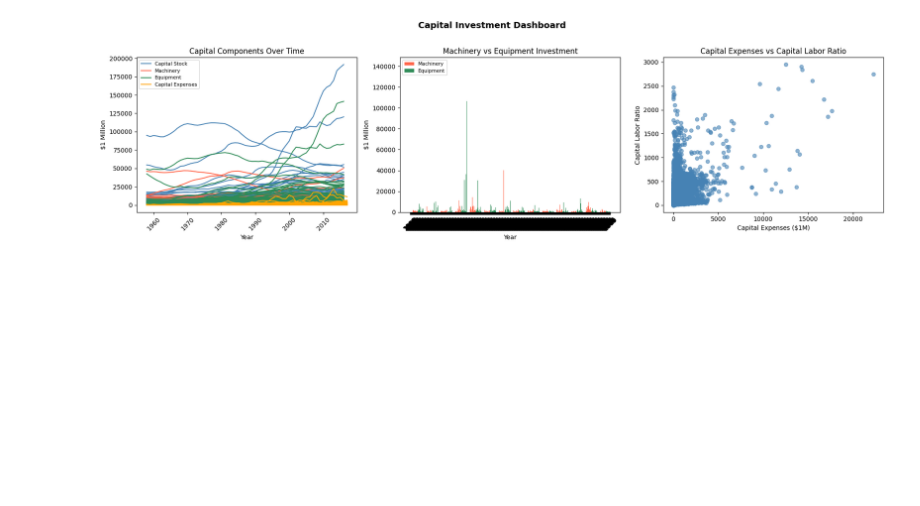
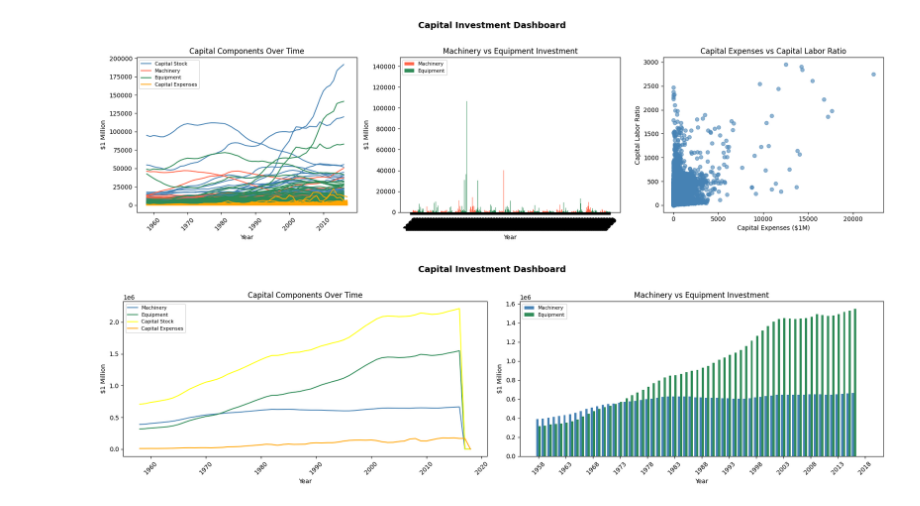
Before and after one commit to yomisamadesu/DS_ML_Project_colab-integrartion, a Jupyter notebook: DSML1/data_inspection.ipynb, the cells around one changed output. Cells and saved outputs as stored; diff of their text form; code cells hidden in the pictures; blank space fills up the shorter version.

Commit message:
improve visuals

```diff
--- a/DSML1/data_inspection.ipynb
+++ b/DSML1/data_inspection.ipynb
@@ -416,36 +412,36 @@ plt.show()
 # %% [output]
 [figure]
 # %%
-fig, (ax1, ax2, ax3) = plt.subplots(1, 3, figsize=(18, 5))
+machine_equip_invest = group_1.groupby('year')[['plant', 'equip', 'cap', 'invest']].sum().reset_index()
+
+fig, (ax1, ax2) = plt.subplots(1, 2, figsize=(18, 5))
 
 # --- Line chart: cap, plant, equip, invest over time ---
-ax1.plot(group_1['year'], group_1['plant'], label='Machinery', color='tomato')
-ax1.plot(group_1['year'], group_1['equip'], label='Equipment', color='seagreen')
+ax1.plot(machine_equip_invest['year'], machine_equip_invest['plant'], label='Machinery', color='steelblue')
+ax1.plot(machine_equip_invest['year'], machine_equip_invest['equip'], label='Equipment', color='seagreen')
+ax1.plot(machine_equip_invest['year'], machine_equip_invest['cap'], label='Capital Stock', color='yellow')
+ax1.plot(machine_equip_invest['year'], machine_equip_invest['invest'], label='Capital Expenses', color='orange')
 ax1.set_title('Capital Components Over Time')
 ax1.set_xlabel('Year')
 ax1.set_ylabel('$1 Million')
 ax1.legend(fontsize=8)
 ax1.tick_params(axis='x', rotation=45)
 
 # --- Bar chart: plant vs equip side by side ---
 width = 0.4
-years = group_1['year']
+years = machine_equip_invest['year']
 x = range(len(years))
-ax2.bar([i - width/2 for i in x], group_1['plant'], width=width, label='Machinery', color='tomato')
-ax2.bar([i + width/2 for i in x], group_1['equip'], width=width, label='Equipment', color='seagreen')
+ax2.bar([i - width/2 for i in x], machine_equip_invest['plant'], width=width, label='Machinery', color='steelblue')
+ax2.bar([i + width/2 for i in x], machine_equip_invest['equip'], width=width, label='Equipment', color='seagreen')
 ax2.set_title('Machinery vs Equipment Investment')
 ax2.set_xlabel('Year')
 ax2.set_ylabel('$1 Million')
 ax2.set_xticks(list(x)[::5])
 ax2.set_xticklabels(list(years)[::5], rotation=45)
 ax2.legend(fontsize=8)
 
-# --- Scatter plot: invest vs cap_labor_ratio ---
-ax3.scatter(group_1['invest'], group_1['cap_labor_ratio'], color='steelblue', alpha=0.6)
-ax3.set_title('Capital Expenses vs Capital Labor Ratio')
-ax3.set_xlabel('Capital Expenses ($1M)')
-ax3.set_ylabel('Capital Labor Ratio')
-
 plt.suptitle('Capital Investment Dashboard', fontsize=14, fontweight='bold', y=1.02)
 plt.tight_layout()
 plt.show()
+# %% [output]
+[figure, added]
```
Also changed, not shown: parts of 2 cells of this notebook.
